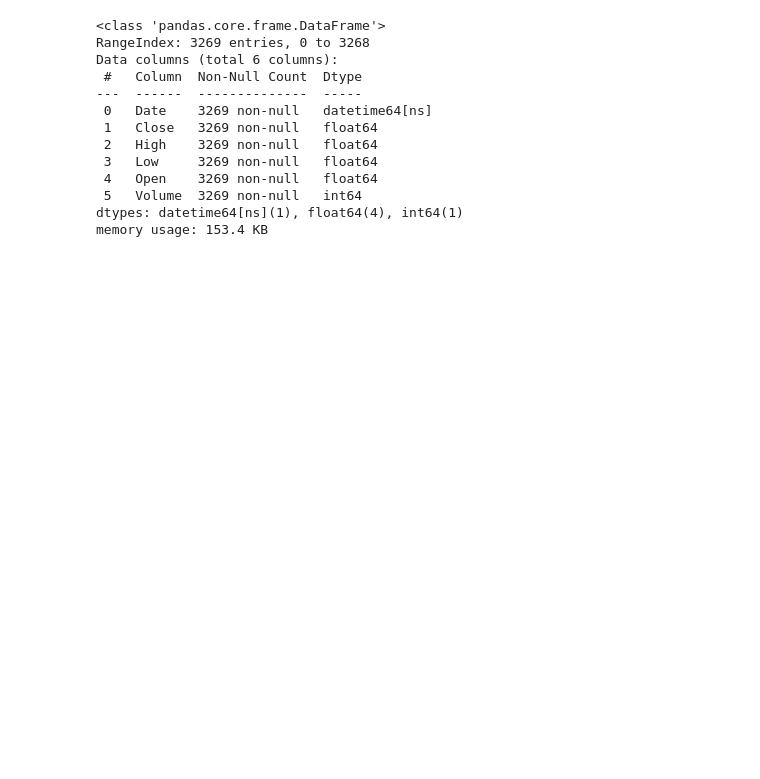
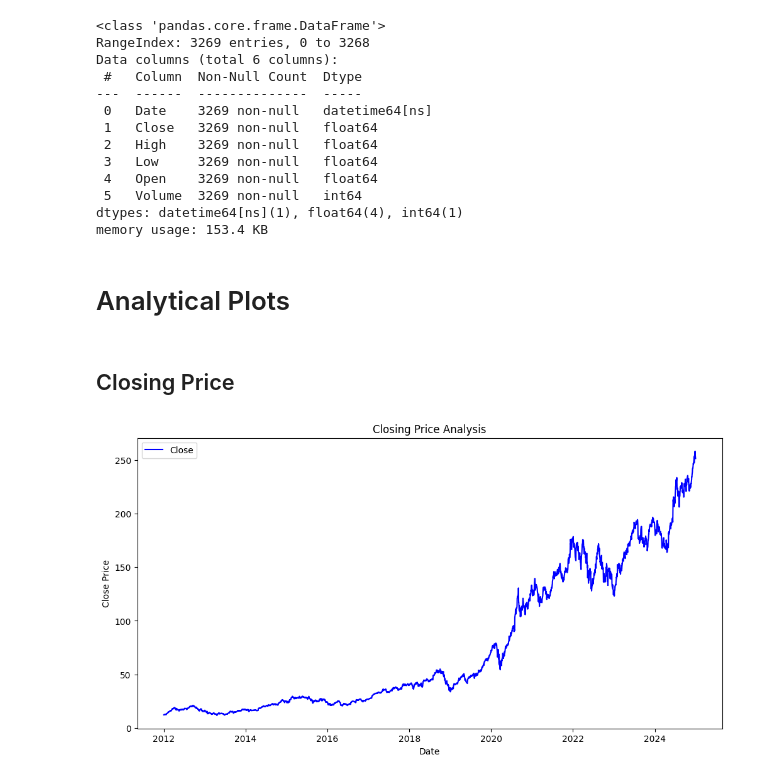
Before and after one commit to tshihab07/Stock-Price-Forecasting, a Jupyter notebook: notebookes/StockPricePrediction.ipynb, the cells around one changed output. Drawn from its saved outputs; the diff is of its cells as text; code cells hidden in the pictures; blank space fills up the shorter version.

Commit message:
feat: implement closing price and  volume of sales visualization

```diff
--- a/notebookes/StockPricePrediction.ipynb
+++ b/notebookes/StockPricePrediction.ipynb
@@ -155,3 +155,19 @@ Data columns (total 6 columns):
  5   Volume  3269 non-null   int64
 dtypes: datetime64[ns](1), float64(4), int64(1)
 memory usage: 153.4 KB
+# %% [markdown]
+# Analytical Plots
+# %% [markdown]
+## Closing Price
+# %%
+plt.figure(figsize=(12, 6))
+
+# Plot the closing price
+plt.plot(data['Date'], data['Close'], label='Close', color='blue')
+plt.title(f"Closing Price Analysis")
+plt.xlabel("Date")
+plt.ylabel("Close Price")
+plt.legend()
+plt.show()
+# %% [output]
+[figure, added]
```
Also changed, not shown: parts of 5 cells of this notebook.
